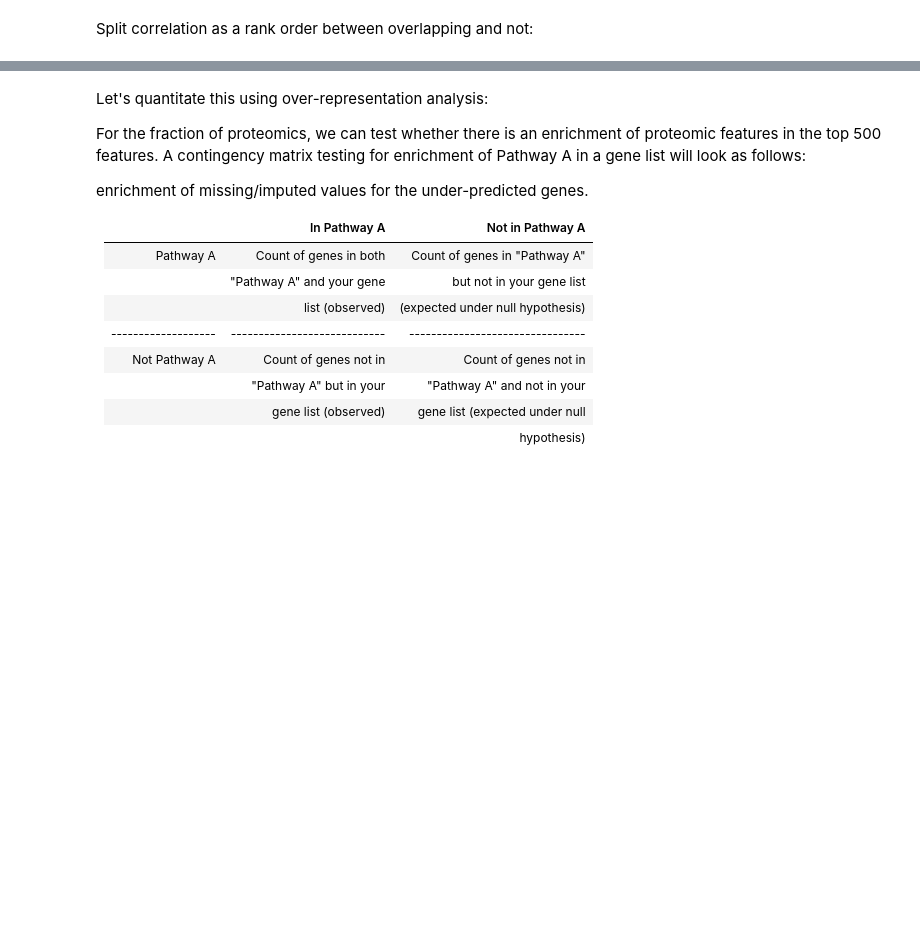
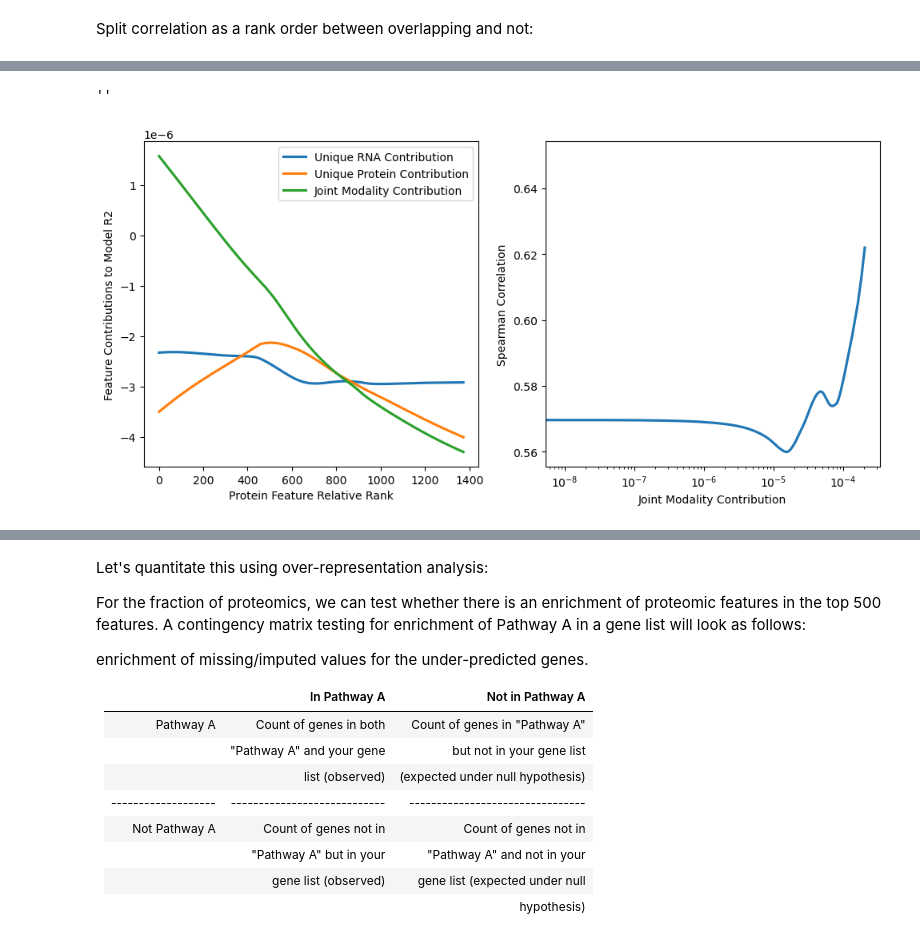
Before and after one commit to hmbaghdassarian/metastatic_potential, a Jupyter notebook: notebooks/C_joint_prediction/04_feature_analysis.ipynb, the cells around one changed output, grey strips where cells are left out. Cells and saved outputs as stored; diff of their text form; code cells hidden in the pictures; blank space fills up the shorter version.

```diff
--- a/notebooks/C_joint_prediction/04_feature_analysis.ipynb
+++ b/notebooks/C_joint_prediction/04_feature_analysis.ipynb
@@ -455,0 +648,7 @@ plt.savefig(os.path.join(data_path, 'figures', 'overlapping_pearson_running_rank
+# %%
+da_res['spearman_correlation'] = pd.Series(zip(da_res.prot_ft, da_res.rna_ft)).map(
+    dict(zip(list(zip(spearman_corr_df.prot_ft, spearman_corr_df.rna_ft)), spearman_corr_df.r))
+)
+da_res['rank'] = range(1, da_res.shape[0] + 1)
+# da_res['additive_contribution'] = da_res['unique_protein_contribution'] + da_res['unique_rna_contribution']
+da_res.head()
@@ -455,0 +668,39 @@ plt.savefig(os.path.join(data_path, 'figures', 'overlapping_pearson_running_rank
+# %%
+fig, ax = plt.subplots(figsize = (10,5), ncols = 2)
+
+cols = ['unique_rna_contribution', 'unique_protein_contribution', 'additive_contribution', 'total pair contribution']
+col_map = dict(zip(
+    cols,
+    ['Unique RNA Contribution', 'Unique Protein Contribution',
+           'Additive Contribution of Each Unique Modlaity', 'Joint Modality Contribution']
+))
+
+j = 0
+#'additive_contribution',
+for col in ['unique_rna_contribution', 'unique_protein_contribution',  'total pair contribution']:
+    sns.regplot(data = da_res, x = 'rank', y = col, label = col_map[col], ax = ax[j],
+                scatter = False, lowess = True, ci=False,
+            line_kws={"linestyle": "--" if col == 'additive_contribution' else '-'}
+               )
+#     sns.lineplot(data = da_res, x = 'rank', y = col, label = col_map[col], ax = ax[j])
+
+# ax[j].set_yscale('log')
+ax[j].set_ylabel('Feature Contributions to Model R2')
+ax[j].set_xlabel('Protein Feature Relative Rank')
+ax[j].legend()
+
+j = 1
+col = 'total pair contribution'
+sns.regplot(data = da_res, y = 'spearman_correlation', x = col, ax = ax[j],
+            scatter = False, lowess = True, ci=True,
+        line_kws={"linestyle": "--" if col == 'additive_contribution' else '-'}
+           )
+ax[j].set_xlabel(col_map[col])
+ax[j].set_ylabel('Spearman Correlation')
+ax[j].set_xscale('log')
+
+fig.tight_layout()
+;
+# %% [output]
+''
+[figure, added]
```
Also changed, not shown: parts of 85 cells of this notebook, 29 other files.
